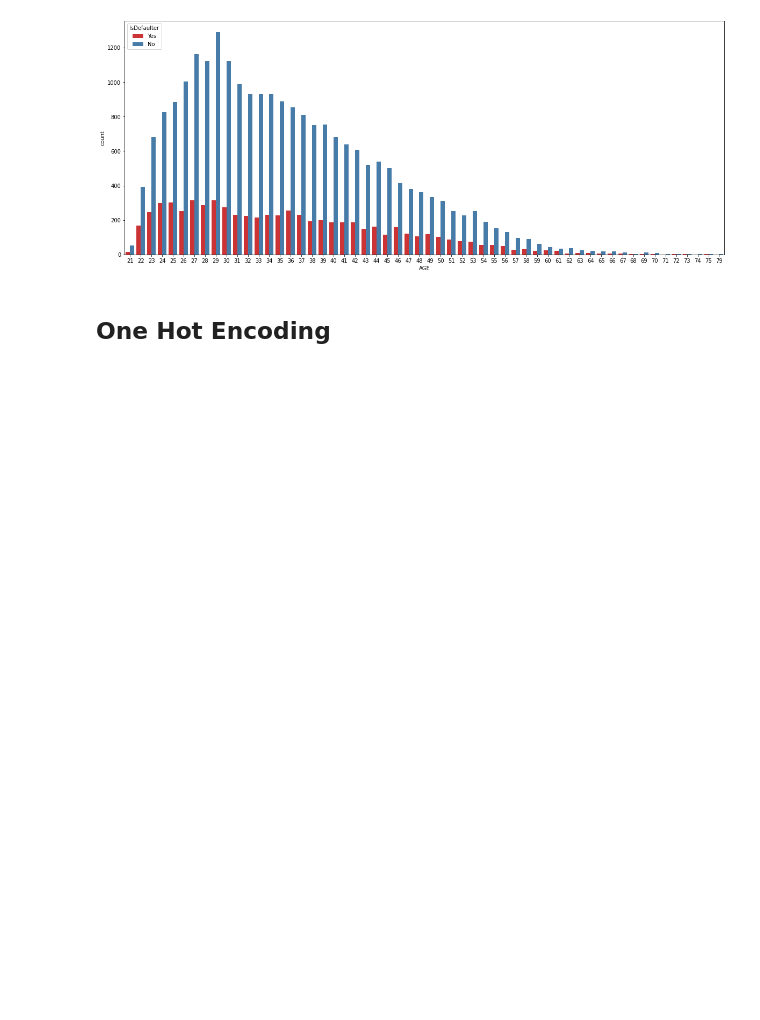
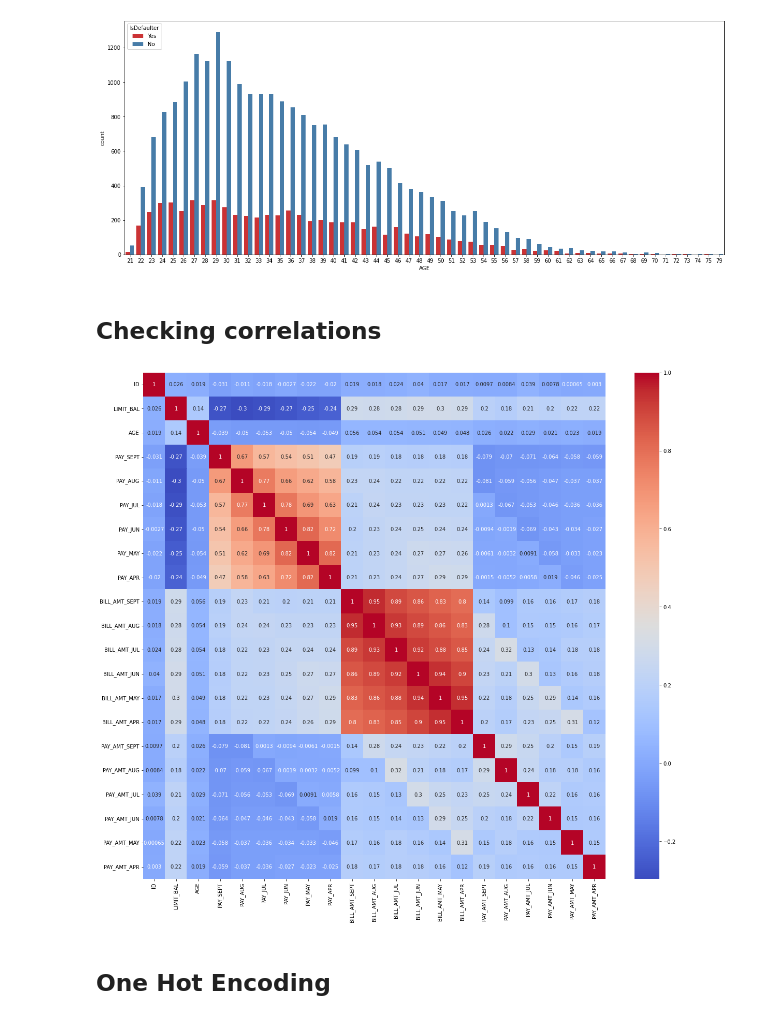
Before and after one commit to roysoni24/Credit-Card-Default-Prediction, a Jupyter notebook: Copy_of_Credit_Card_Default_Prediction_Capstone_Project.ipynb, the cells around one changed output. Cells and saved outputs as stored; diff of their text form; code cells hidden in the pictures; blank space fills up the shorter version.

```diff
--- a/Copy_of_Credit_Card_Default_Prediction_Capstone_Project.ipynb
+++ b/Copy_of_Credit_Card_Default_Prediction_Capstone_Project.ipynb
@@ -379,6 +391,14 @@ sns.countplot(x = 'AGE', hue = 'IsDefaulter', data = df,palette= "Set1" )
 # %% [output]
 <matplotlib.axes._subplots.AxesSubplot at 0x...>
 [figure]
+# %% [markdown]
+## **Checking correlations**
+# %%
+plt.figure(figsize=(20,18))
+sns.heatmap(df.corr(),annot=True,cmap="coolwarm")
+plt.show()
+# %% [output]
+[figure, added]
 # %% [markdown]
 ## **One Hot Encoding**
 # %%
```
Also changed, not shown: parts of 14 cells of this notebook.
